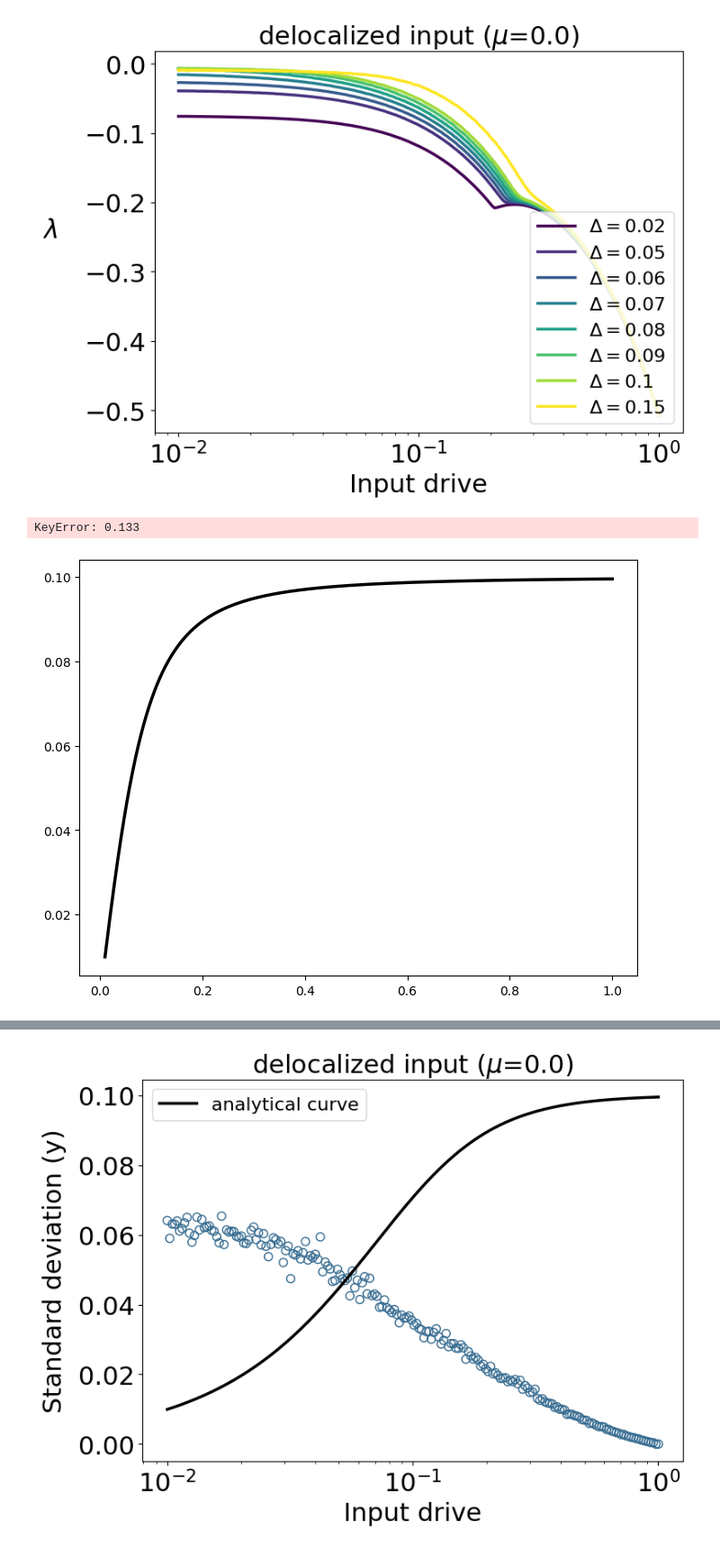
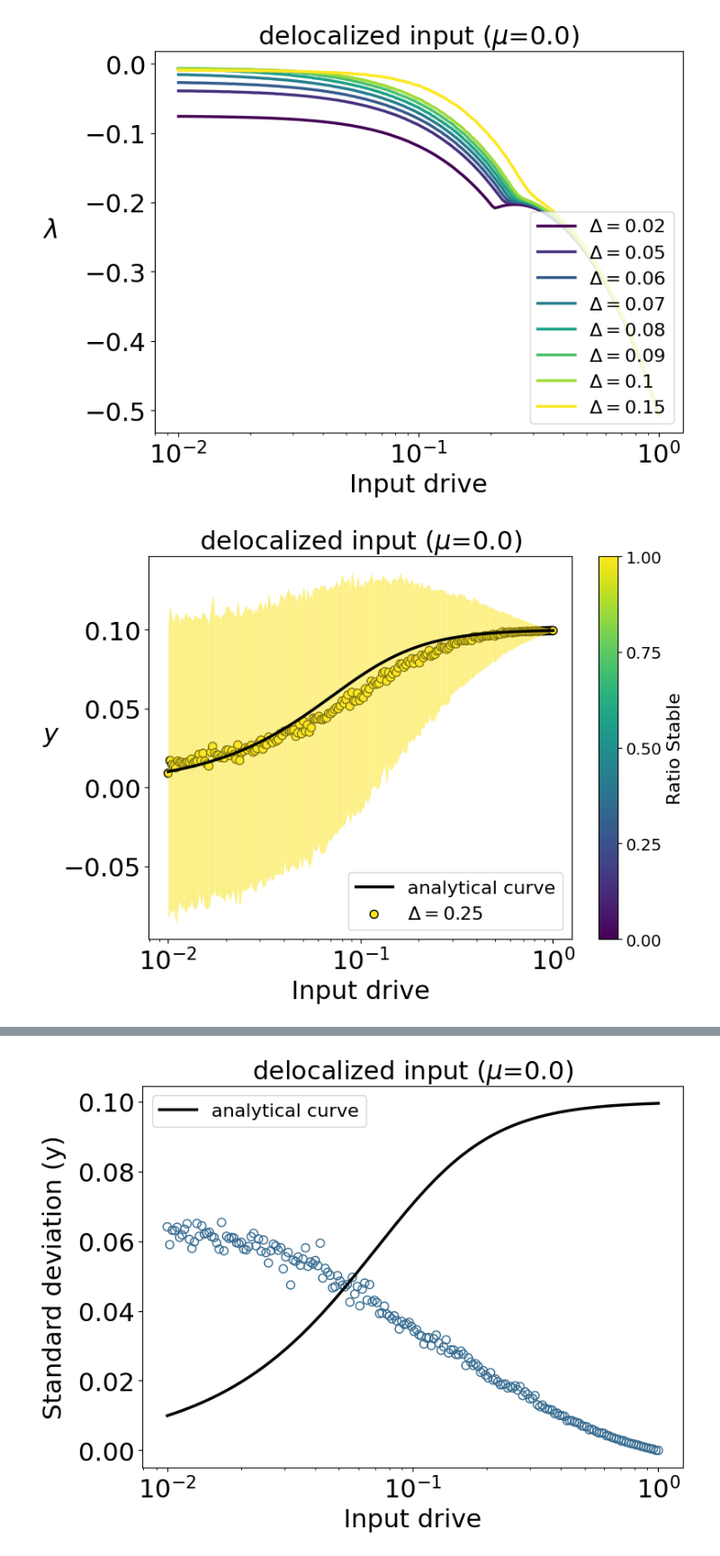
Before and after one commit to shivangrawat/perturbed_organics, a Jupyter notebook: examples/plot_lines_delocalized.ipynb, the cells around one changed output, grey strips where cells are left out. Shown at 90% size. Saved outputs shown, nothing was run; the diff lists cells and outputs as text; code cells hidden in the pictures.

```diff
--- a/examples/plot_lines_delocalized.ipynb
+++ b/examples/plot_lines_delocalized.ipynb
@@ -220,7 +220,7 @@ cmap = plt.cm.viridis
 
 # Get all the delta values and sort them (assuming they are numeric)
 # delta_keys = sorted(actual_fp_y_dict.keys())
-delta_keys = [0.05]
+delta_keys = [0.25]
 min_delta = min(delta_keys)
 max_delta = max(delta_keys)
 
@@ -231,9 +231,8 @@ for i, delta_val in enumerate(delta_keys):
     actual_fp_y = actual_fp_y_dict[delta_val]
     eigvals = eigvals_dict[delta_val]
     max_real_each_trial = torch.max(eigvals.real, dim=3)[0]
-    max_real_avg = torch.nanmean(max_real_each_trial, dim=2)
-    max_real_avg_np = max_real_avg.numpy() * 0.002
-    vmin = np.nanmin(max_real_avg_np)
+    max_real_max = np.nanmax(max_real_each_trial.numpy(), axis=2) * 0.002
+    vmin = np.nanmin(max_real_max)
     vmax = 0.0
     norm = plt.Normalize(vmin=vmin, vmax=vmax)
 
@@ -247,7 +246,7 @@ for i, delta_val in enumerate(delta_keys):
     x = np.array(input_range)
     y_mean = y_val_mean[0, :].cpu().numpy()
     y_std = y_val_std[0, :].cpu().numpy()
-    max_real_avg_np = max_real_avg_np[0, :]
+    max_real_max = max_real_max[0, :]
 
     # Scatter plot: each point’s color is determined by its corresponding eigenvalues.
     # Removed edgecolor to prevent overlapping borders from darkening the color.
@@ -259,11 +258,11 @@ for i, delta_val in enumerate(delta_keys):
         seg_x = x[j:j+2]
         seg_y_lower = y_mean[j:j+2] - y_std[j:j+2]
         seg_y_upper = y_mean[j:j+2] + y_std[j:j+2]
-        avg_ratio = np.mean(max_real_avg_np[j:j+2])
+        avg_ratio = np.mean(max_real_max[j:j+2])
         seg_color = cmap(norm(avg_ratio))
         plt.fill_between(seg_x, seg_y_lower, seg_y_upper, color=seg_color, alpha=0.3)
 
-sc = plt.scatter(x, y_mean, c=max_real_avg_np, cmap=cmap, norm=norm, s=50,
+sc = plt.scatter(x, y_mean, c=max_real_max, cmap=cmap, norm=norm, s=50,
                      label=f"$\\Delta = {delta_val}$", edgecolors='k')
 
 # Add a colorbar for the scatter plot (showing ratio_stable from 0 to 1)
@@ -357,7 +356,7 @@ norm = plt.Normalize(vmin=0, vmax=1)
 
 # Get all the delta values and sort them (assuming they are numeric)
 # delta_keys = sorted(actual_fp_y_dict.keys())
-delta_keys = [0.133]
+delta_keys = [0.25]
 min_delta = min(delta_keys)
 max_delta = max(delta_keys)
 
@@ -392,35 +391,34 @@ for i, delta_val in enumerate(delta_keys):
         seg_x = x[j:j+2]
         seg_y_lower = y_mean[j:j+2] - y_std[j:j+2]
         seg_y_upper = y_mean[j:j+2] + y_std[j:j+2]
         avg_ratio = np.mean(r_stable[j:j+2])
         seg_color = cmap(norm(avg_ratio))
         plt.fill_between(seg_x, seg_y_lower, seg_y_upper, color=seg_color, alpha=0.3)
 
 # Add a colorbar for the scatter plot (showing ratio_stable from 0 to 1)
 cbar = plt.colorbar(sc, ticks=np.linspace(0, 1, 5))
 cbar.set_label("Ratio Stable", fontsize=16)
 cbar.ax.tick_params(labelsize=14)
 
 plt.xlabel('Input drive', fontsize=22)
 plt.ylabel(r"$y$", fontsize=22, rotation=0, labelpad=10)
 plt.title(f"{input_type} input ($\\mu$={mu})", fontsize=22)
 plt.xscale('log')
 plt.legend(fontsize=16, loc='lower right')
 plt.xticks(fontsize=22)
 plt.yticks(fontsize=22)
 plt.tight_layout()
 
 folder_loc = f'../figures/mu_{mu}/fig2'
 os.makedirs(folder_loc, exist_ok=True)
 file_name = f'{input_type}_{delta_val}'
 file_save_path = os.path.join(folder_loc, file_name)
 
 plt.savefig(f'{file_save_path}.png', bbox_inches='tight')
 plt.savefig(f'{file_save_path}.svg', format='svg', bbox_inches='tight', dpi=300)
 plt.show()
 # %% [output]
-KeyError: 0.133
-[figure, old version]
+[figure, new version]
 # %%
 delta_keys = list(actual_fp_y_dict.keys())
 print(delta_keys)
```
Also changed, not shown: parts of 3 cells of this notebook, 5 other files.
